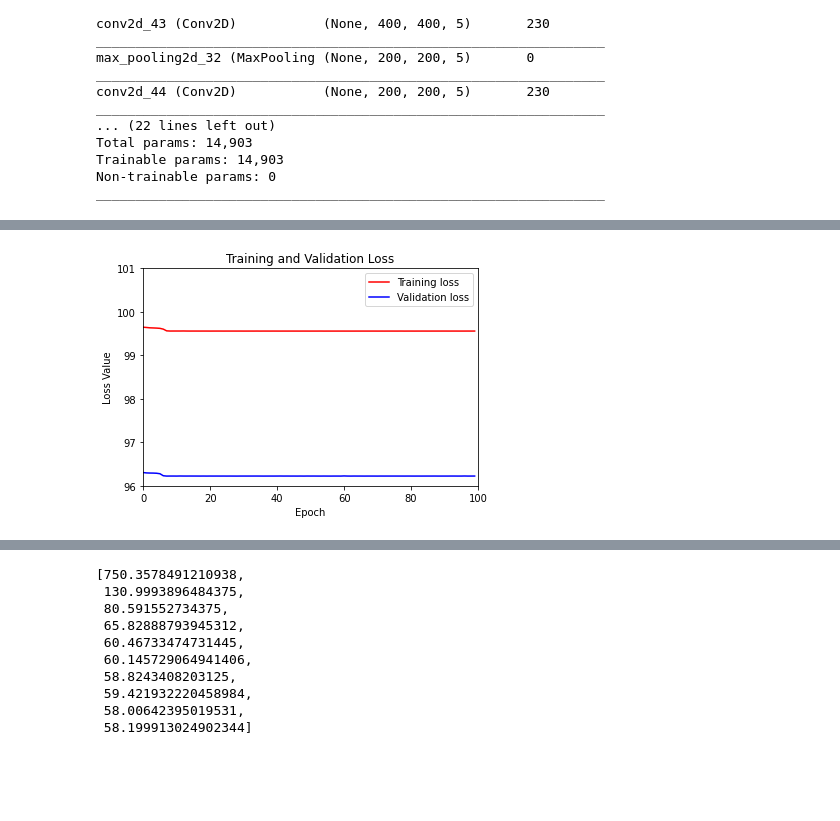
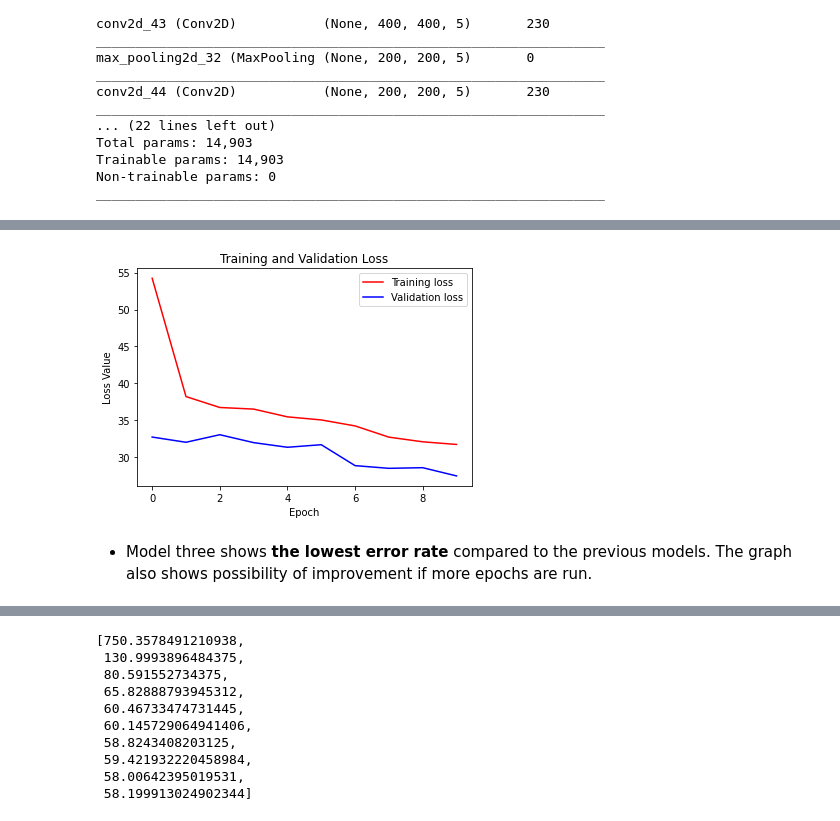
Before and after one commit to CSCCNY/final-project-recomposeclassics, a Jupyter notebook: 02_Spectogram_BasicCNN.ipynb, the cells around one changed output, grey strips where cells are left out. Drawn from its saved outputs; the diff is of its cells as text; code cells hidden in the pictures; blank space fills up the shorter version.

```diff
--- a/02_Spectogram_BasicCNN.ipynb
+++ b/02_Spectogram_BasicCNN.ipynb
@@ -622,5 +622,5 @@ _________________________________________________________________
 model3.compile(loss='mse', metrics=['mae'], optimizer='adam')
 
 # training the model
-history3= model3.fit(x_train3, y_train3, epochs=100, validation_data=(x_test3, y_test3))
+history3= model3.fit(x_train3, y_train3, epochs=10, validation_data=(x_test3, y_test3))
 # %% [output]
@@ -644,21 +647,22 @@ Epoch 100/100
 # %%
 import matplotlib.pyplot as plt
 
-epochs = 100
+epochs = 10
 train_loss3 = history3.history['mae']
 val_loss3 = history3.history['val_mae']
 
 epochs = range(epochs)
 
 plt.figure()
 plt.plot(epochs, train_loss3, 'r', label='Training loss')
 plt.plot(epochs, val_loss3, 'b', label='Validation loss')
 plt.title('Training and Validation Loss')
 plt.xlabel('Epoch')
 plt.ylabel('Loss Value')
-plt.ylim([96, 101])
-plt.xlim([0, 100])
+
 plt.legend()
 plt.show()
 # %% [output]
-[figure, old version]
+[figure, new version]
+# %% [markdown]
+- Model three shows **the lowest error rate** compared to the previous models. The graph also shows possibility of improvement if more epochs are run.
```
Also changed, not shown: parts of 14 cells of this notebook.
